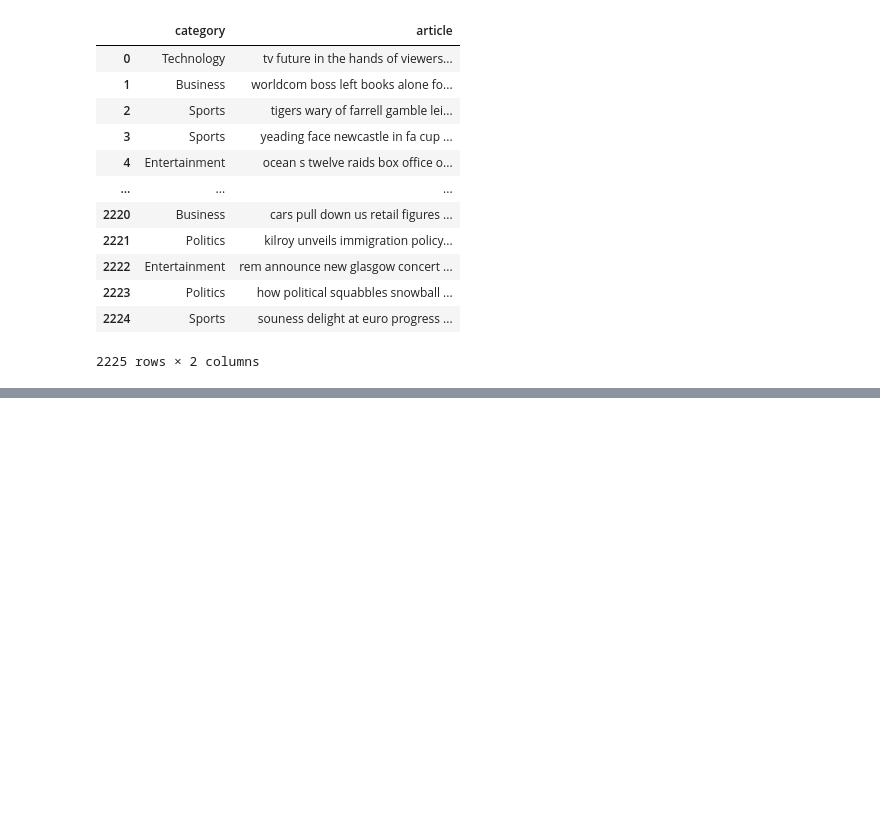
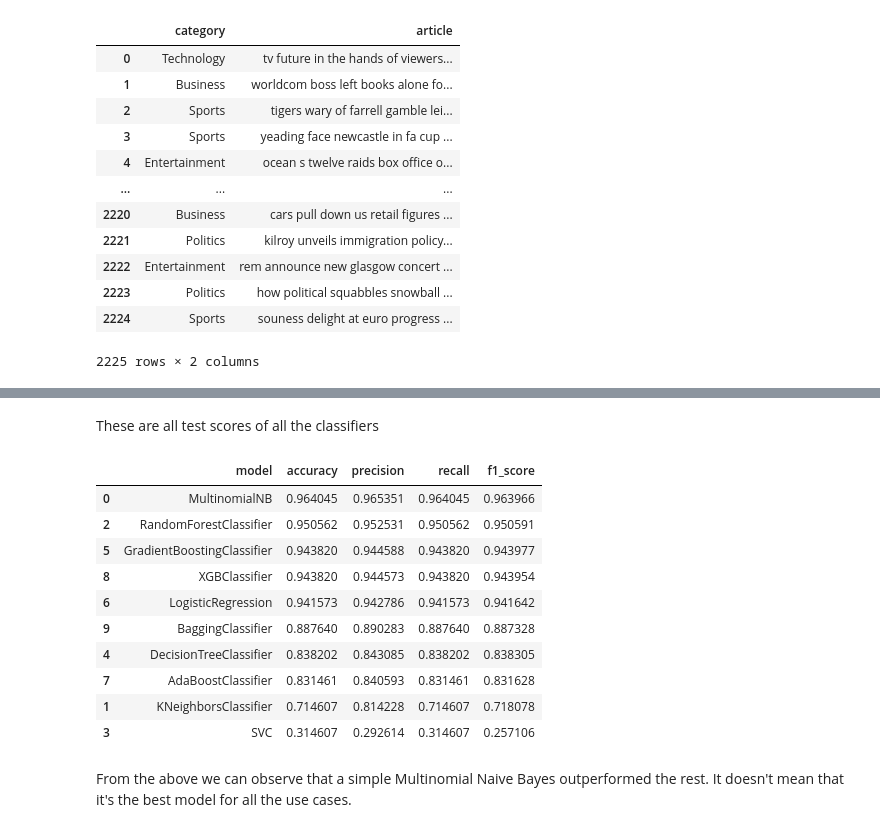
Before and after one commit to mahikshith/Flipit_news_nlp_classification, a Jupyter notebook: flipit_news_nlp_classificatio.ipynb, the cells around one changed output, grey strips where cells are left out. Cells and saved outputs as stored; diff of their text form; code cells hidden in the pictures; blank space fills up the shorter version.

```diff
--- a/flipit_news_nlp_classificatio.ipynb
+++ b/flipit_news_nlp_classificatio.ipynb
@@ -161,0 +326,21 @@ Name: artice, Length: 2225, dtype: object
+# %% [markdown]
+These are all test scores of all the classifiers
+# %%
+# we can also apply the same on the train score , cross validation for hyperparameter tuning.
+
+scores.sort_values(by="accuracy", ascending=False)
+# %% [output]
+|  | model | accuracy | precision | recall | f1_score |
+| 0 | MultinomialNB | 0.964045 | 0.965351 | 0.964045 | 0.963966 |
+| 2 | RandomForestClassifier | 0.950562 | 0.952531 | 0.950562 | 0.950591 |
+| 5 | GradientBoostingClassifier | 0.943820 | 0.944588 | 0.943820 | 0.943977 |
+| 8 | XGBClassifier | 0.943820 | 0.944573 | 0.943820 | 0.943954 |
+| 6 | LogisticRegression | 0.941573 | 0.942786 | 0.941573 | 0.941642 |
+| 9 | BaggingClassifier | 0.887640 | 0.890283 | 0.887640 | 0.887328 |
+| 4 | DecisionTreeClassifier | 0.838202 | 0.843085 | 0.838202 | 0.838305 |
+| 7 | AdaBoostClassifier | 0.831461 | 0.840593 | 0.831461 | 0.831628 |
+| 1 | KNeighborsClassifier | 0.714607 | 0.814228 | 0.714607 | 0.718078 |
+| 3 | SVC | 0.314607 | 0.292614 | 0.314607 | 0.257106 |
+# %% [markdown]
+From the above we can observe that a simple Multinomial Naive Bayes outperformed the rest.
+It doesn't mean that it's the best model for all the use cases.
```
Also changed, not shown: parts of 23 cells of this notebook.
